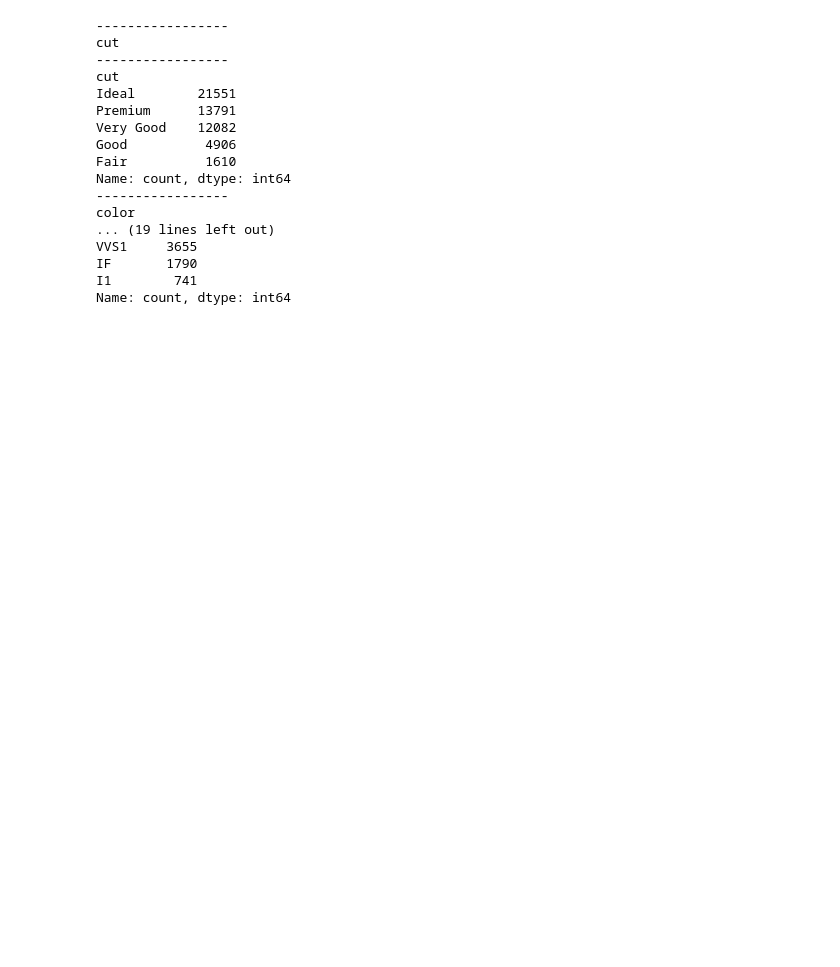
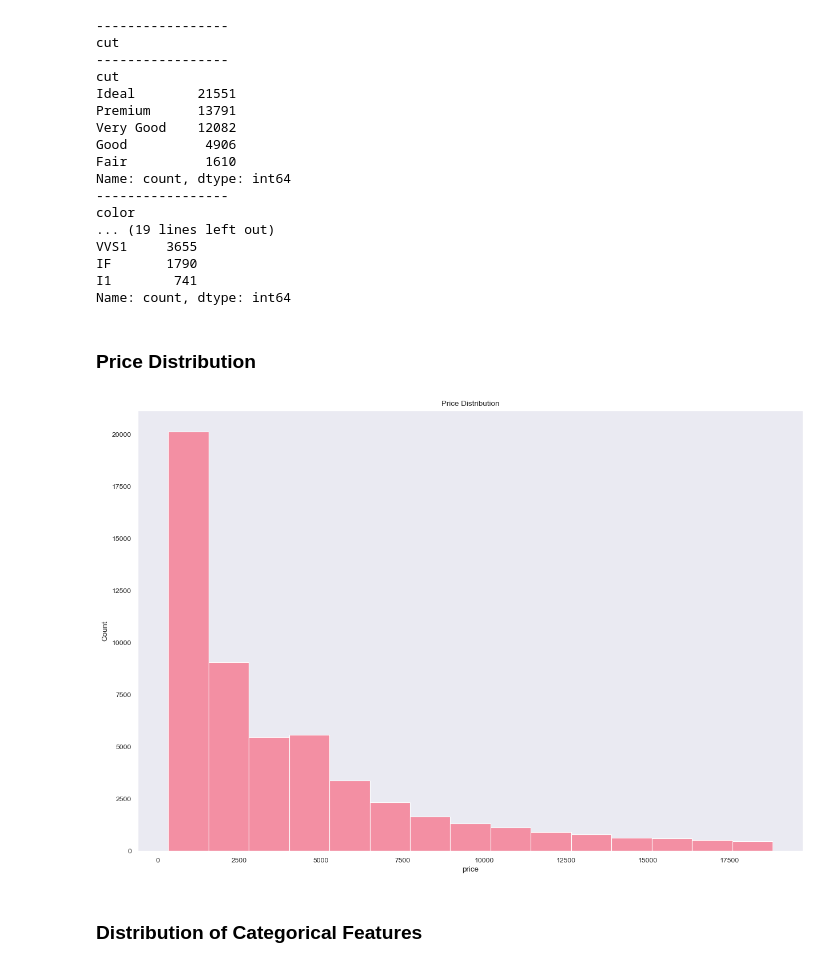
Before and after one commit to TeslimAdeyanju/4-Portfolio-SDS-CP023-diamond-price-predictor, a Jupyter notebook: submissions-team/reema-raghava/data-analysis.ipynb, the cells around one changed output. Cells and saved outputs as stored; diff of their text form; code cells hidden in the pictures; blank space fills up the shorter version.

```diff
--- a/submissions-team/reema-raghava/data-analysis.ipynb
+++ b/submissions-team/reema-raghava/data-analysis.ipynb
@@ -125,3 +136,14 @@ Name: count, dtype: int64
+# %% [markdown]
+### Price Distribution
+# %%
+plt.figure(figsize=(15,10))
+sns.histplot(data = dataset, x = 'price', bins = 15)
+plt.title('Price Distribution')
+plt.show()
+# %% [output]
+[figure, added]
+# %% [markdown]
+### Distribution of Categorical Features
 # %%
 plt.figure(figsize=(15,10))
 
```
Also changed, not shown: parts of 42 cells of this notebook, 1 other file.
